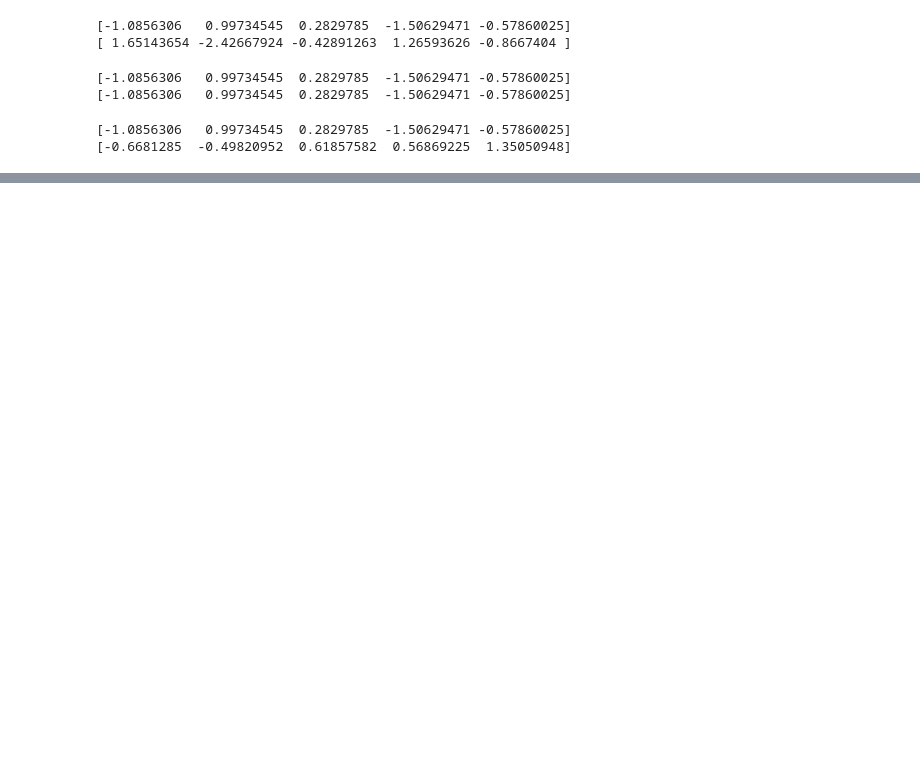
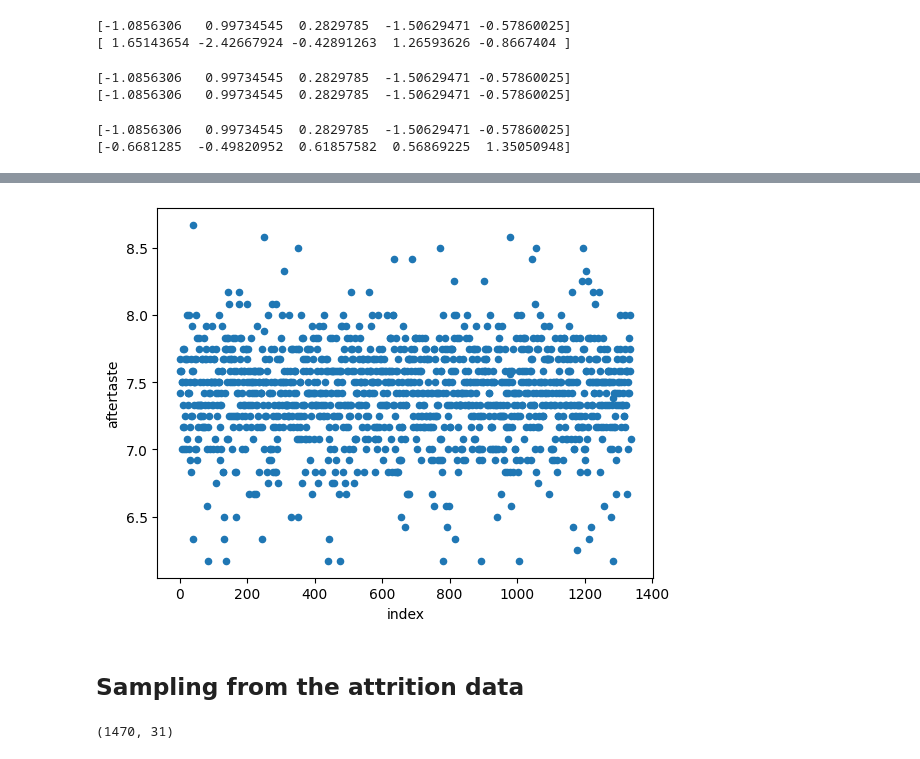
Before and after one commit to MichaelSzczepaniak/DataCamp, a Jupyter notebook: Tracks/Associate Data Scientist/28 Sampling in Python/SamplingInPython.ipynb, the cells around one changed output, grey strips where cells are left out. Cells and saved outputs as stored; diff of their text form; code cells hidden in the pictures; blank space fills up the shorter version.

```diff
--- a/Tracks/Associate Data Scientist/28 Sampling in Python/SamplingInPython.ipynb
+++ b/Tracks/Associate Data Scientist/28 Sampling in Python/SamplingInPython.ipynb
@@ -163,0 +214,16 @@ print(y)
+# %%
+# shuffle the rows to ensure a same systematic sampling
+shuffled = coffee_ratings.sample(frac=1)  # proportion of the dataset to return in the sample, 1 means randomly sample the whole dataset
+shuffled = shuffled.reset_index(drop=True).reset_index()  # need reset the index so that row numbers are reordered
+# replotting shows that we've mitigated the original order bias
+shuffled.plot(x="index", y="aftertaste", kind="scatter")
+plt.show()
+# %% [output]
+[figure, added]
+# %% [markdown]
+## Sampling from the attrition data
+# %%
+attrition_pop = pd.read_feather('./data/attrition.feather')
+attrition_pop.shape
+# %% [output]
+(1470, 31)
```
Also changed, not shown: parts of 31 cells of this notebook, 1 other file.
